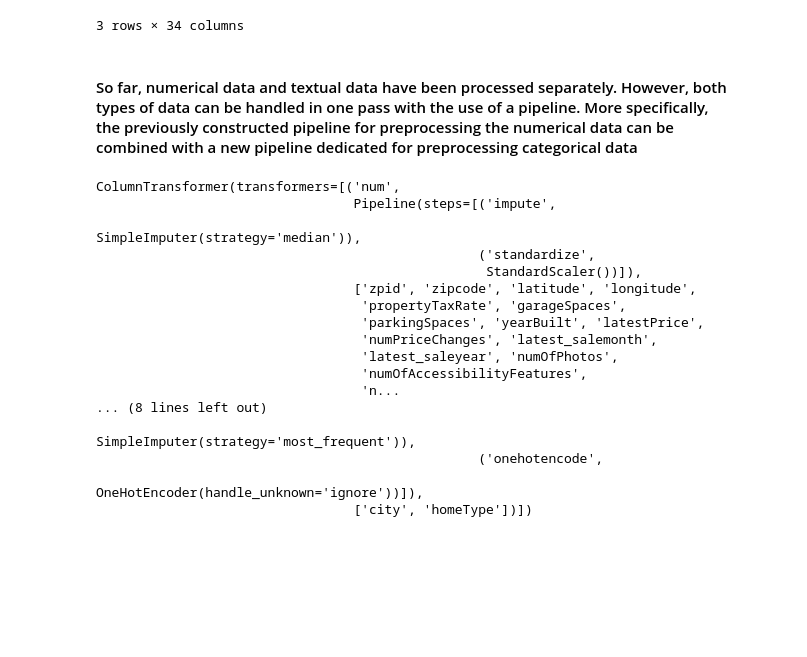
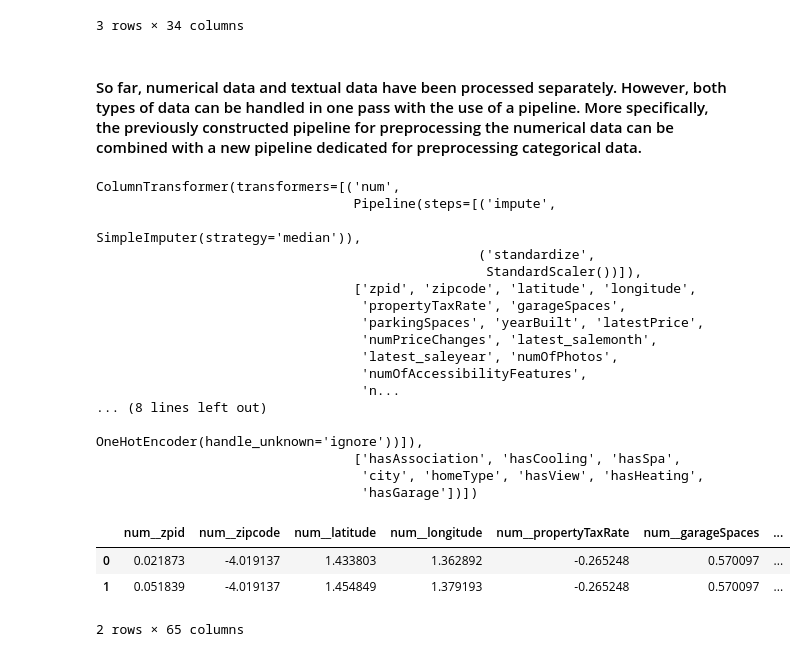
Before and after one commit to ojw92/HandsonML, a Jupyter notebook: ch2.ipynb, the cells around one changed output. Saved outputs shown, nothing was run; the diff lists cells and outputs as text; code cells hidden in the pictures; blank space fills up the shorter version.

Commit message:
Pipeline function definition

```diff
--- a/ch2.ipynb
+++ b/ch2.ipynb
@@ -98,7 +98,9 @@ Skipping download and extraction.
 def load_housing_data(csv_file=csv_file):
     return pd.read_csv(csv_file)
 
-df = load_housing_data()
+data = load_housing_data()
+# %%
+df = data.copy()
 # %%
 print(f'{df.shape[0]} rows x {df.shape[1]} columns')
 df.head()
@@ -737,12 +739,18 @@ df_num_prepared.head(n=3)
 | 2 | 6.227972 | -4.019137 | 1.218441 | 1.638033 | -0.265248 | -0.909113 | -0.905241 | 1.364549 | ... |
 3 rows × 34 columns
 # %% [markdown]
-#### So far, numerical data and textual data have been processed separately. However, both types of data can be handled in one pass with the use of a pipeline. More specifically, the previously constructed pipeline for preprocessing the numerical data can be combined with a new pipeline dedicated for preprocessing categorical data
+#### So far, numerical data and textual data have been processed separately. However, both types of data can be handled in one pass with the use of a pipeline. More specifically, the previously constructed pipeline for preprocessing the numerical data can be combined with a new pipeline dedicated for preprocessing categorical data.
+# %%
+# Use raw data for preprocessing
+df = data.copy()
 # %%
 from sklearn.compose import ColumnTransformer
 
-num_attribs = list(df_num.columns)
-cat_attribs = ['city', 'homeType']      # subset of object_cols
+text_cols = set(object_cols) - set(['city', 'homeType'])
+
+num_attribs = list(df_num.columns)                                          # 34; all columns with numerical data
+cat_attribs = list(set(df.columns) - set(df_num.columns) - text_cols)       # 8; all columns with categorical data (livingAreaSqFt_cat not in this)
+text_attribs = list(text_cols)                                              # 5; all columns with textual data
 
 cat_pipeline = Pipeline([
     ("impute", SimpleImputer(strategy="most_frequent")),
@@ -758,6 +766,14 @@ preprocessing = ColumnTransformer([
     ("cat", cat_pipeline, cat_attribs),
 ])
 
+# Alternatively,
+#from sklearn.compose import make_column_selector, make_column_transformer
+
+#preprocessing = make_column_transformer(
+#    (num_pipeline, make_column_selector(dtype_include=np.number)),
+#    (cat_pipeline, make_column_selector(dtype_include=object)),
+#)
+
 preprocessing
 # %% [output]
 ColumnTransformer(transformers=[('num',
@@ -773,7 +789,21 @@ ColumnTransformer(transformers=[('num',
                                   'numOfAccessibilityFeatures',
                                   'n...
 ... (8 lines left out)
-                                                  SimpleImputer(strategy='most_frequent')),
-                                                 ('onehotencode',
                                                   OneHotEncoder(handle_unknown='ignore'))]),
-                                 ['city', 'homeType'])])
+                                 ['hasAssociation', 'hasCooling', 'hasSpa',
+                                  'city', 'homeType', 'hasView', 'hasHeating',
+                                  'hasGarage'])])
+# %%
+df_prepared = preprocessing.fit_transform(df)       # np.array
+
+# DataFrame of the preprocessed data set
+df_prepared_fr = pd.DataFrame(
+    df_prepared,
+    columns=preprocessing.get_feature_names_out(),
+    index=df.index)
+df_prepared_fr.head(2)
+# %% [output]
+|  | num__zpid | num__zipcode | num__latitude | num__longitude | num__propertyTaxRate | num__garageSpaces | ... |
+| 0 | 0.021873 | -4.019137 | 1.433803 | 1.362892 | -0.265248 | 0.570097 | ... |
+| 1 | 0.051839 | -4.019137 | 1.454849 | 1.379193 | -0.265248 | 0.570097 | ... |
+2 rows × 65 columns
```
Also changed, not shown: parts of 4 cells of this notebook.
